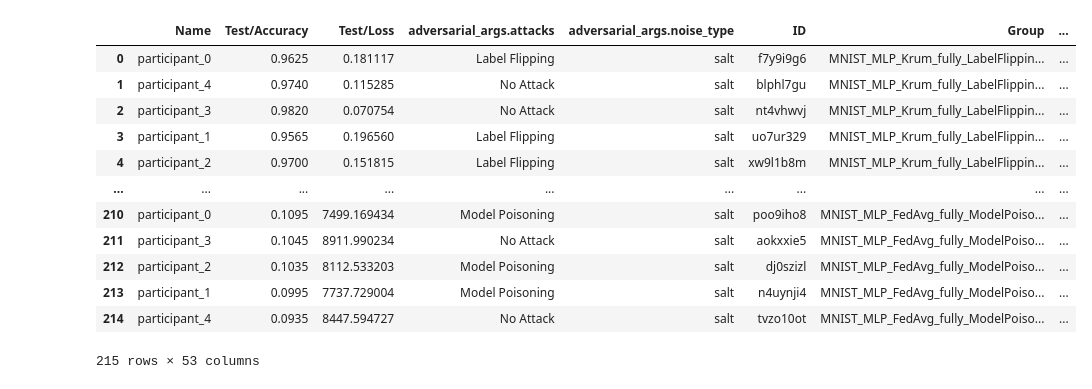
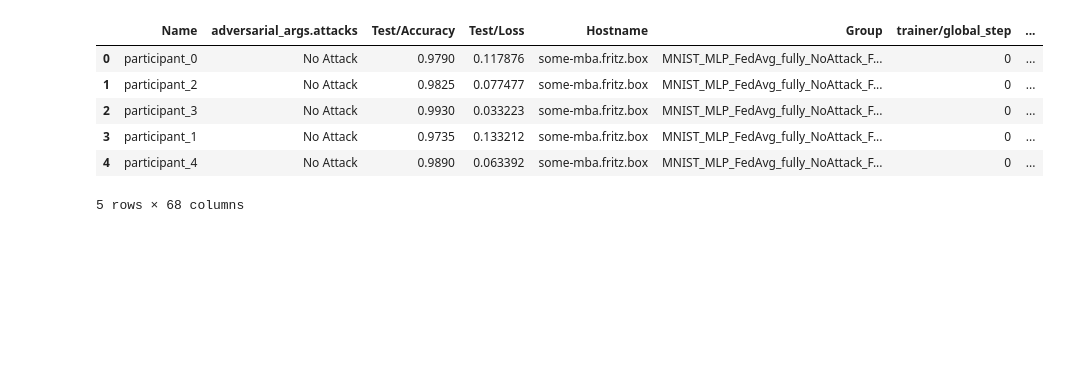
Before and after one commit to janousy/fedstellar-sync, a Jupyter notebook: fedstellar/analysis.ipynb, the cells around one changed output. Cells and saved outputs as stored; diff of their text form; code cells hidden in the pictures; blank space fills up the shorter version.

```diff
--- a/fedstellar/analysis.ipynb
+++ b/fedstellar/analysis.ipynb
@@ -3,18 +4,12 @@ import pandas as pd
 # %%
-data_path = "data/wandb_export_2023-04-27T14_08_50.948+02_00.csv"
+data_path = "data/wandb_export_2023-05-05T17_45_54.132+02_00.csv"
 df = pd.read_csv(data_path)
-df
+df.head()
 # %% [output]
-|  | Name | Test/Accuracy | Test/Loss | adversarial_args.attacks | adversarial_args.noise_type | ID | Group | ... |
-| 0 | participant_0 | 0.9625 | 0.181117 | Label Flipping | salt | f7y9i9g6 | MNIST_MLP_Krum_fully_LabelFlippin... | ... |
-| 1 | participant_4 | 0.9740 | 0.115285 | No Attack | salt | blphl7gu | MNIST_MLP_Krum_fully_LabelFlippin... | ... |
-| 2 | participant_3 | 0.9820 | 0.070754 | No Attack | salt | nt4vhwvj | MNIST_MLP_Krum_fully_LabelFlippin... | ... |
-| 3 | participant_1 | 0.9565 | 0.196560 | Label Flipping | salt | uo7ur329 | MNIST_MLP_Krum_fully_LabelFlippin... | ... |
-| 4 | participant_2 | 0.9700 | 0.151815 | Label Flipping | salt | xw9l1b8m | MNIST_MLP_Krum_fully_LabelFlippin... | ... |
-| ... | ... | ... | ... | ... | ... | ... | ... | ... |
-| 210 | participant_0 | 0.1095 | 7499.169434 | Model Poisoning | salt | poo9iho8 | MNIST_MLP_FedAvg_fully_ModelPoiso... | ... |
-| 211 | participant_3 | 0.1045 | 8911.990234 | No Attack | salt | aokxxie5 | MNIST_MLP_FedAvg_fully_ModelPoiso... | ... |
-| 212 | participant_2 | 0.1035 | 8112.533203 | Model Poisoning | salt | dj0szizl | MNIST_MLP_FedAvg_fully_ModelPoiso... | ... |
-| 213 | participant_1 | 0.0995 | 7737.729004 | Model Poisoning | salt | n4uynji4 | MNIST_MLP_FedAvg_fully_ModelPoiso... | ... |
-| 214 | participant_4 | 0.0935 | 8447.594727 | No Attack | salt | tvzo10ot | MNIST_MLP_FedAvg_fully_ModelPoiso... | ... |
+|  | Name | adversarial_args.attacks | Test/Accuracy | Test/Loss | Hostname | Group | trainer/global_step | ... |
+| 0 | participant_0 | No Attack | 0.9790 | 0.117876 | some-mba.fritz.box | MNIST_MLP_FedAvg_fully_NoAttack_F... | 0 | ... |
+| 1 | participant_2 | No Attack | 0.9825 | 0.077477 | some-mba.fritz.box | MNIST_MLP_FedAvg_fully_NoAttack_F... | 0 | ... |
+| 2 | participant_3 | No Attack | 0.9930 | 0.033223 | some-mba.fritz.box | MNIST_MLP_FedAvg_fully_NoAttack_F... | 0 | ... |
+| 3 | participant_1 | No Attack | 0.9735 | 0.133212 | some-mba.fritz.box | MNIST_MLP_FedAvg_fully_NoAttack_F... | 0 | ... |
+| 4 | participant_4 | No Attack | 0.9890 | 0.063392 | some-mba.fritz.box | MNIST_MLP_FedAvg_fully_NoAttack_F... | 0 | ... |
-215 rows × 53 columns
+5 rows × 68 columns
```
Also changed, not shown: parts of 7 cells of this notebook, 6 other files.
